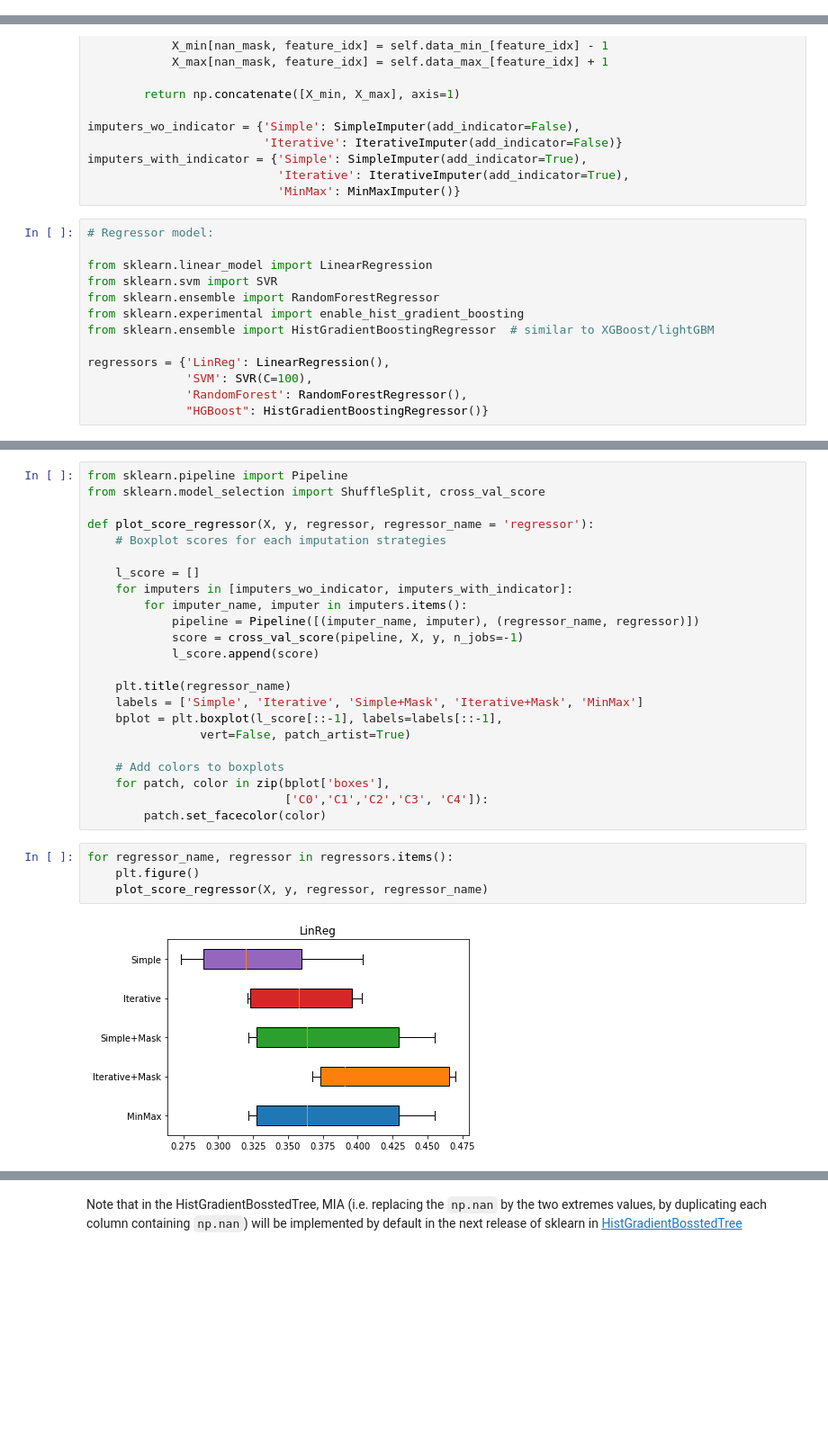
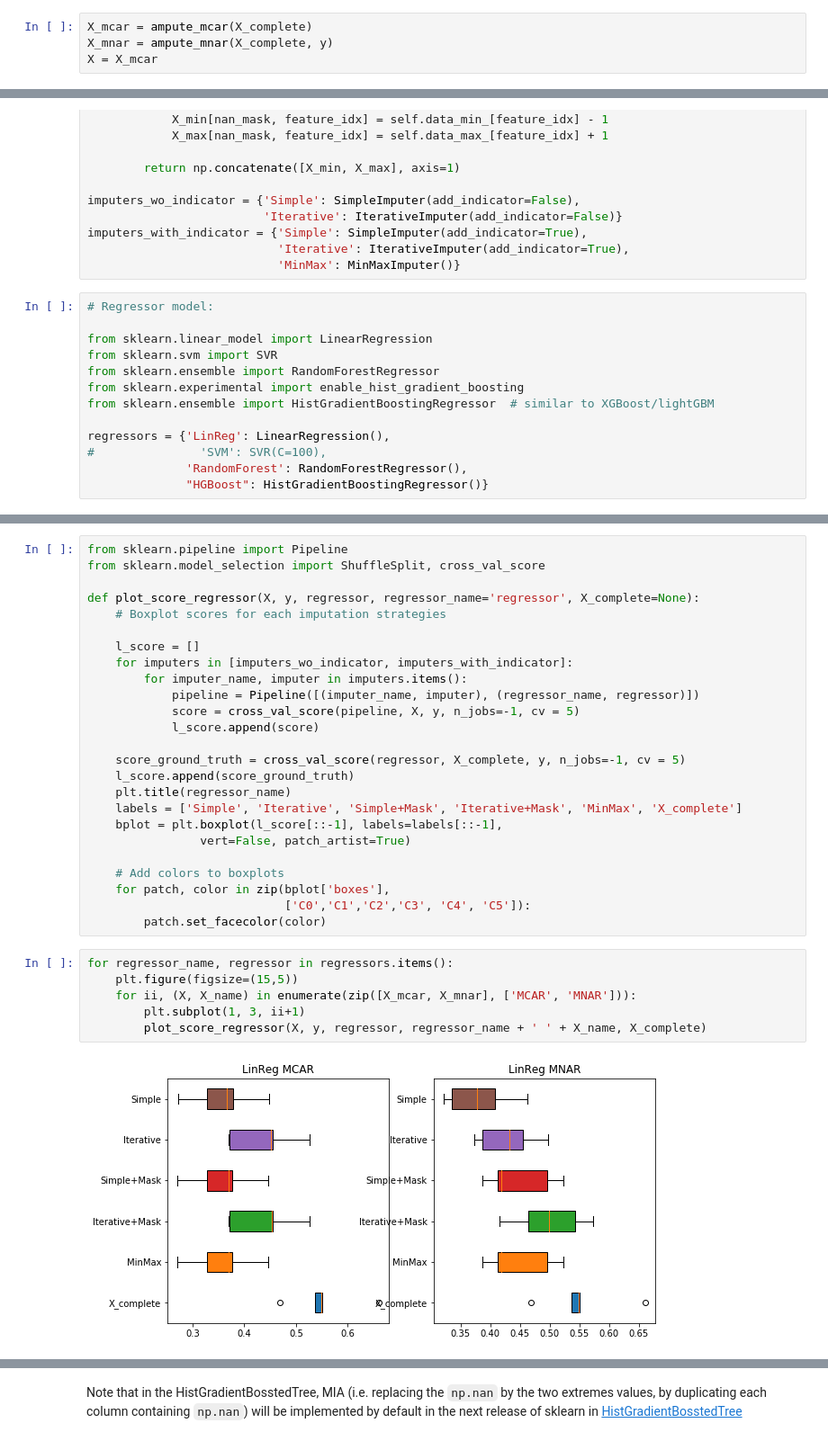
Before and after one commit to R-miss-tastic/website, a Jupyter notebook: static/how-to/python/How to predict.ipynb, the cells around one changed output, grey strips where cells are left out. Shown at 90% size. Saved outputs shown, nothing was run; the diff lists cells and outputs as text; blank space fills up the shorter version.

Commit message:
tutos: update python/predict with ground_truth (#46)
tutos: update predict with ground_truth

```diff
--- a/static/how-to/python/How to predict.ipynb
+++ b/static/how-to/python/How to predict.ipynb
@@ -34,3 +45,7 @@ np.putmask(X[:,2], y_max_mask, np.nan)
+# %%
+X_mcar = ampute_mcar(X_complete)
+X_mnar = ampute_mnar(X_complete, y)
+X = X_mcar
 # %% [markdown]
 ### Quick Exploratory Data Analysis
 
@@ -246,6 +260,6 @@ from sklearn.experimental import enable_hist_gradient_boosting
 from sklearn.ensemble import HistGradientBoostingRegressor  # similar to XGBoost/lightGBM
 
 regressors = {'LinReg': LinearRegression(),
-              'SVM': SVR(C=100),
+#               'SVM': SVR(C=100),
               'RandomForest': RandomForestRegressor(),
               "HGBoost": HistGradientBoostingRegressor()}
@@ -262,28 +267,32 @@ Score on 5-fold : [0.3226 0.5901 0.5953 0.447  0.4779]
 from sklearn.pipeline import Pipeline
 from sklearn.model_selection import ShuffleSplit, cross_val_score
 
-def plot_score_regressor(X, y, regressor, regressor_name = 'regressor'):
+def plot_score_regressor(X, y, regressor, regressor_name='regressor', X_complete=None):
     # Boxplot scores for each imputation strategies
 
     l_score = []
     for imputers in [imputers_wo_indicator, imputers_with_indicator]:
         for imputer_name, imputer in imputers.items():
             pipeline = Pipeline([(imputer_name, imputer), (regressor_name, regressor)])
-            score = cross_val_score(pipeline, X, y, n_jobs=-1)
+            score = cross_val_score(pipeline, X, y, n_jobs=-1, cv = 5)
             l_score.append(score)
 
+    score_ground_truth = cross_val_score(regressor, X_complete, y, n_jobs=-1, cv = 5)
+    l_score.append(score_ground_truth)
     plt.title(regressor_name)
-    labels = ['Simple', 'Iterative', 'Simple+Mask', 'Iterative+Mask', 'MinMax']
+    labels = ['Simple', 'Iterative', 'Simple+Mask', 'Iterative+Mask', 'MinMax', 'X_complete']
     bplot = plt.boxplot(l_score[::-1], labels=labels[::-1],
                 vert=False, patch_artist=True)
 
     # Add colors to boxplots
     for patch, color in zip(bplot['boxes'],
-                            ['C0','C1','C2','C3', 'C4']):
+                            ['C0','C1','C2','C3', 'C4', 'C5']):
         patch.set_facecolor(color)
 # %%
 for regressor_name, regressor in regressors.items():
-    plt.figure()
-    plot_score_regressor(X, y, regressor, regressor_name)
+    plt.figure(figsize=(15,5))
+    for ii, (X, X_name) in enumerate(zip([X_mcar, X_mnar], ['MCAR', 'MNAR'])):
+        plt.subplot(1, 3, ii+1)
+        plot_score_regressor(X, y, regressor, regressor_name + ' ' + X_name, X_complete)
 # %% [output]
-[figure, old version]
+[figure, new version]
```
Also changed, not shown: parts of 22 cells of this notebook, 4 other files.
